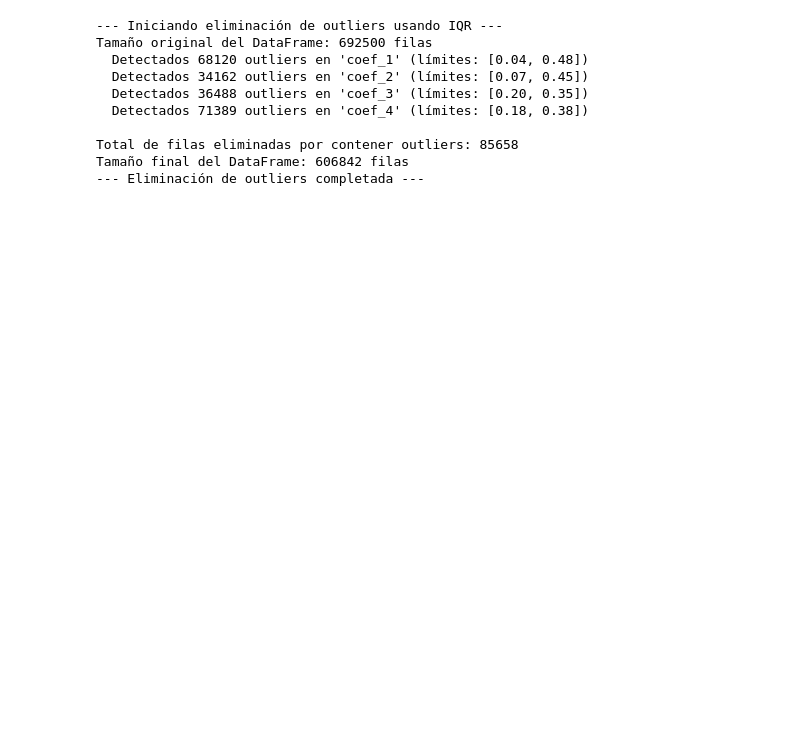
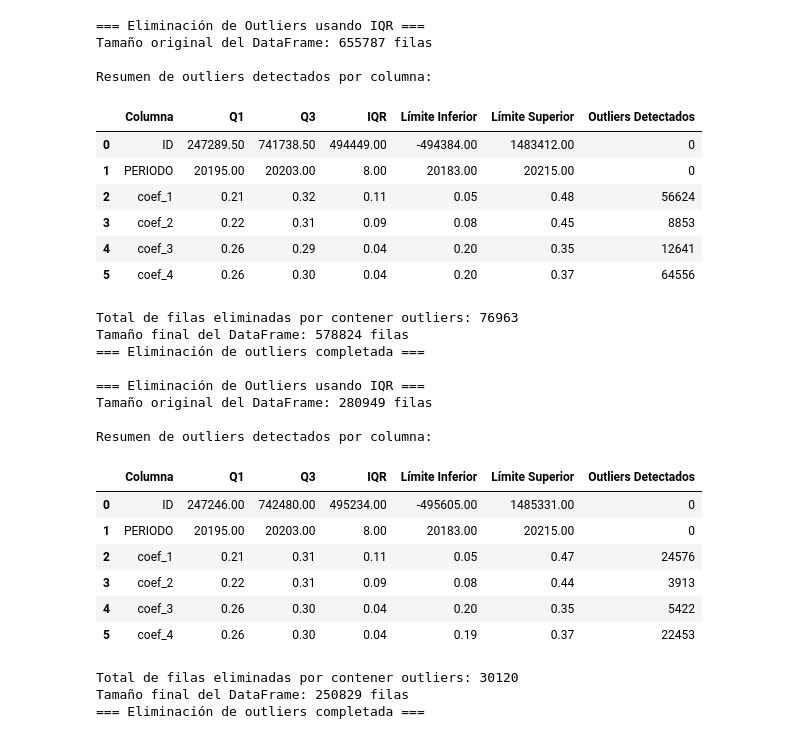
Before and after one commit to cesarparra96/InteligenciaArtificial-UdeA20251, a Jupyter notebook: 02 - preprocesado.ipynb, the cells around one changed output. Saved outputs shown, nothing was run; the diff lists cells and outputs as text; code cells hidden in the pictures; blank space fills up the shorter version.

```diff
--- a/02 - preprocesado.ipynb
+++ b/02 - preprocesado.ipynb
@@ -246,67 +206,87 @@ def eliminar_outliers_iqr(df):
     Returns:
         pd.DataFrame: DataFrame sin las filas que contenían outliers.
     """
-    # Crear una copia para no modificar el original
     df_limpio = df.copy()
+    resumen = []
 
-    print(f"--- Iniciando eliminación de outliers usando IQR ---")
-    print(f"Tamaño original del DataFrame: {df.shape[0]} filas")
+    print("=== Eliminación de Outliers usando IQR ===")
+    print(f"Tamaño original del DataFrame: {df.shape[0]} filas\n")
 
-    # Obtener columnas numéricas
     numerical_cols = df.select_dtypes(include=np.number).columns
 
     if numerical_cols.empty:
         print("No se encontraron columnas numéricas. No se eliminaron outliers.")
         return df_limpio
 
-    # Inicializar una máscara booleana para mantener todas las filas inicialmente
     mascara_sin_outliers = pd.Series([True] * len(df_limpio), index=df_limpio.index)
 
-    total_outliers_detectados = 0
-
-    # Iterar sobre cada columna numérica para identificar outliers
     for col in numerical_cols:
-        # Calcular Q1, Q3 e IQR
         Q1 = df_limpio[col].quantile(0.25)
         Q3 = df_limpio[col].quantile(0.75)
         IQR = Q3 - Q1
-
-        # Definir límites
         lower_bound = Q1 - 1.5 * IQR
         upper_bound = Q3 + 1.5 * IQR
-
-        # Identificar outliers en esta columna
         outliers_columna = (df_limpio[col] < lower_bound) | (df_limpio[col] > upper_bound)
         num_outliers_col = outliers_columna.sum()
 
+        resumen.append({
+            "Columna": col,
+            "Q1": round(Q1, 2),
+            "Q3": round(Q3, 2),
+            "IQR": round(IQR, 2),
+            "Límite Inferior": round(lower_bound, 2),
+            "Límite Superior": round(upper_bound, 2),
+            "Outliers Detectados": int(num_outliers_col)
+        })
+
         if num_outliers_col > 0:
-            print(f"  Detectados {num_outliers_col} outliers en '{col}' (límites: [{lower_bound:.2f}, {upper_bound:.2f}])")
-            # Actualizar la máscara general: marcar como False las filas que son outliers en ESTA columna
-            # Usamos el operador AND (&) para acumular las condiciones (una fila se elimina si es outlier en CUALQUIER columna)
             mascara_sin_outliers = mascara_sin_outliers & (~outliers_columna)
-            total_outliers_detectados += num_outliers_col # Nota: esto cuenta outliers por columna, no filas únicas eliminadas
 
-    # Filtrar el DataFrame usando la máscara acumulada
     df_filtrado = df_limpio[mascara_sin_outliers]
+    filas_eliminadas = len(df_limpio) - len(df_filtrado)
 
-    filas_eliminadas = len(df_limpio) - len(df_filtrado)
+    # Mostrar resumen tabular
+    resumen_df = pd.DataFrame(resumen)
+    print("Resumen de outliers detectados por columna:")
+    display(resumen_df.style.format({"Q1": "{:.2f}", "Q3": "{:.2f}", "IQR": "{:.2f}", "Límite Inferior": "{:.2f}", "Límite Superior": "{:.2f}"}))
 
     print(f"\nTotal de filas eliminadas por contener outliers: {filas_eliminadas}")
     print(f"Tamaño final del DataFrame: {df_filtrado.shape[0]} filas")
-    print(f"--- Eliminación de outliers completada ---")
+    print("=== Eliminación de outliers completada ===\n")
 
     return df_filtrado
 
+# Uso:
 train_df_sin_outliers = eliminar_outliers_iqr(train_df_imputado)
+test_df_sin_outliers = eliminar_outliers_iqr(test_df_imputado)
 # %% [output]
---- Iniciando eliminación de outliers usando IQR ---
-Tamaño original del DataFrame: 692500 filas
-  Detectados 68120 outliers en 'coef_1' (límites: [0.04, 0.48])
-  Detectados 34162 outliers en 'coef_2' (límites: [0.07, 0.45])
-  Detectados 36488 outliers en 'coef_3' (límites: [0.20, 0.35])
-  Detectados 71389 outliers en 'coef_4' (límites: [0.18, 0.38])
+=== Eliminación de Outliers usando IQR ===
+Tamaño original del DataFrame: 655787 filas
 
-Total de filas eliminadas por contener outliers: 85658
-Tamaño final del DataFrame: 606842 filas
---- Eliminación de outliers completada ---
+Resumen de outliers detectados por columna:
+|  | Columna | Q1 | Q3 | IQR | Límite Inferior | Límite Superior | Outliers Detectados |
+| 0 | ID | 247289.50 | 741738.50 | 494449.00 | -494384.00 | 1483412.00 | 0 |
+| 1 | PERIODO | 20195.00 | 20203.00 | 8.00 | 20183.00 | 20215.00 | 0 |
+| 2 | coef_1 | 0.21 | 0.32 | 0.11 | 0.05 | 0.48 | 56624 |
+| 3 | coef_2 | 0.22 | 0.31 | 0.09 | 0.08 | 0.45 | 8853 |
+| 4 | coef_3 | 0.26 | 0.29 | 0.04 | 0.20 | 0.35 | 12641 |
+| 5 | coef_4 | 0.26 | 0.30 | 0.04 | 0.20 | 0.37 | 64556 |
+Total de filas eliminadas por contener outliers: 76963
+Tamaño final del DataFrame: 578824 filas
+=== Eliminación de outliers completada ===
+
+=== Eliminación de Outliers usando IQR ===
+Tamaño original del DataFrame: 280949 filas
+
+Resumen de outliers detectados por columna:
+|  | Columna | Q1 | Q3 | IQR | Límite Inferior | Límite Superior | Outliers Detectados |
+| 0 | ID | 247246.00 | 742480.00 | 495234.00 | -495605.00 | 1485331.00 | 0 |
+| 1 | PERIODO | 20195.00 | 20203.00 | 8.00 | 20183.00 | 20215.00 | 0 |
+| 2 | coef_1 | 0.21 | 0.31 | 0.11 | 0.05 | 0.47 | 24576 |
+| 3 | coef_2 | 0.22 | 0.31 | 0.09 | 0.08 | 0.44 | 3913 |
+| 4 | coef_3 | 0.26 | 0.30 | 0.04 | 0.20 | 0.35 | 5422 |
+| 5 | coef_4 | 0.26 | 0.30 | 0.04 | 0.19 | 0.37 | 22453 |
+Total de filas eliminadas por contener outliers: 30120
+Tamaño final del DataFrame: 250829 filas
+=== Eliminación de outliers completada ===
 # %%
```
Also changed, not shown: parts of 18 cells of this notebook, 3 other files.
